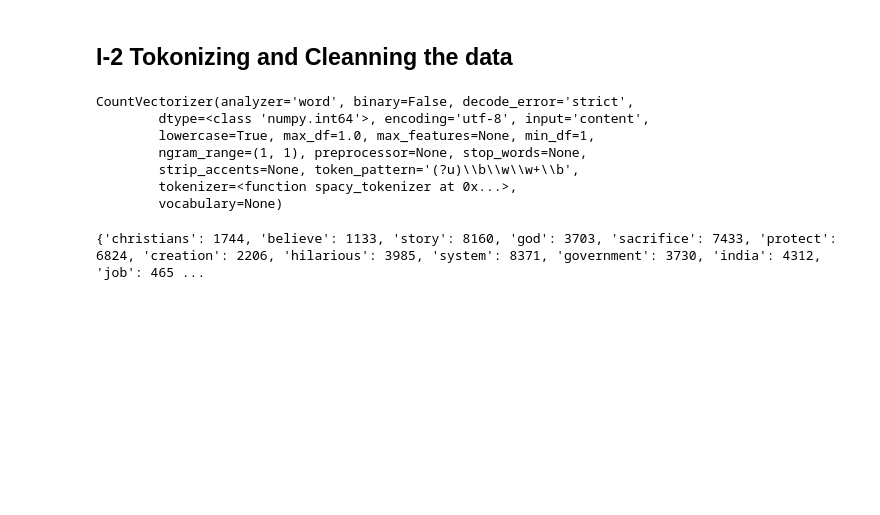
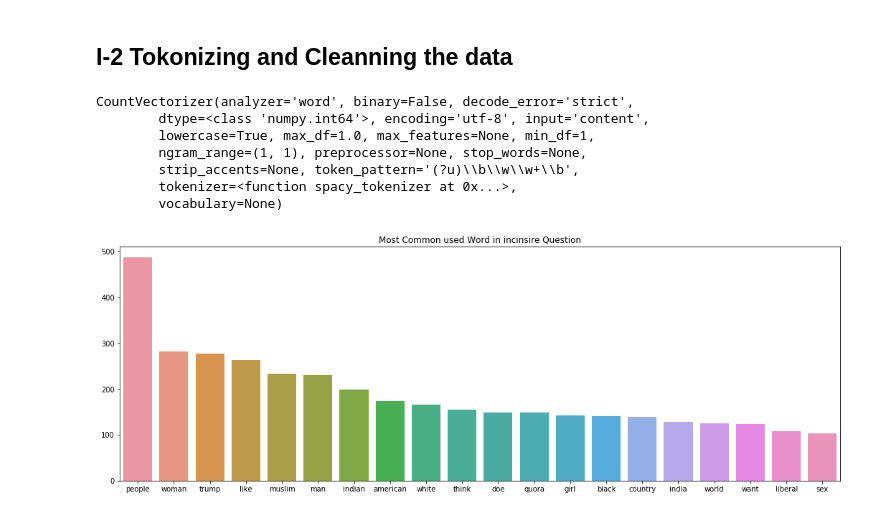
Before and after one commit to djomonam/Quora_Insincire_Classification, a Jupyter notebook: quora-question-classifier.ipynb, the cells around one changed output. Drawn from its saved outputs; the diff is of its cells as text; code cells hidden in the pictures; blank space fills up the shorter version.

Commit message:
Display the most Common used Word in incinsire question

```diff
--- a/quora-question-classifier.ipynb
+++ b/quora-question-classifier.ipynb
@@ -86,4 +89,4 @@ Data
 # %%
 from sklearn.model_selection import train_test_split
 
-Xtrain,Xtest,Ytrain,Ytest = train_test_split(Data["question_text"],Data["target"],test_size=0.2,random_state=21)
+train,test = train_test_split(Data,test_size=0.2,random_state=21)
@@ -141,7 +142,19 @@ CountVectorizer(analyzer='word', binary=False, decode_error='strict',
         strip_accents=None, token_pattern='(?u)\\b\\w\\w+\\b',
         tokenizer=<function spacy_tokenizer at 0x...>,
         vocabulary=None)
-# %%
-print(LemmaVetor.vocabulary_)
-# %% [output]
-{'christians': 1744, 'believe': 1133, 'story': 8160, 'god': 3703, 'sacrifice': 7433, 'protect': 6824, 'creation': 2206, 'hilarious': 3985, 'system': 8371, 'government': 3730, 'india': 4312, 'job': 465 ...
+# %%
+IncesireQuest = [quest for quest in train[train.target==1]["question_text"] ]
+IncesireQuest = spacy_tokenizer(" ".join(IncesireQuest))
+
+incensire_counter = Counter(IncesireQuest)
+
+incesire_Word = [word[0] for word in incensire_counter.most_common(20)]
+incesire_number = [word[1] for word in incensire_counter.most_common(20)]
+
+
+fig = plt.figure(figsize=(18,6))
+snb.barplot(x=incesire_Word,y=incesire_number)
+plt.title("Most Common used Word in incinsire Question")
+plt.show()
+# %% [output]
+[figure, added]
```
Also changed, not shown: parts of 4 cells of this notebook.
